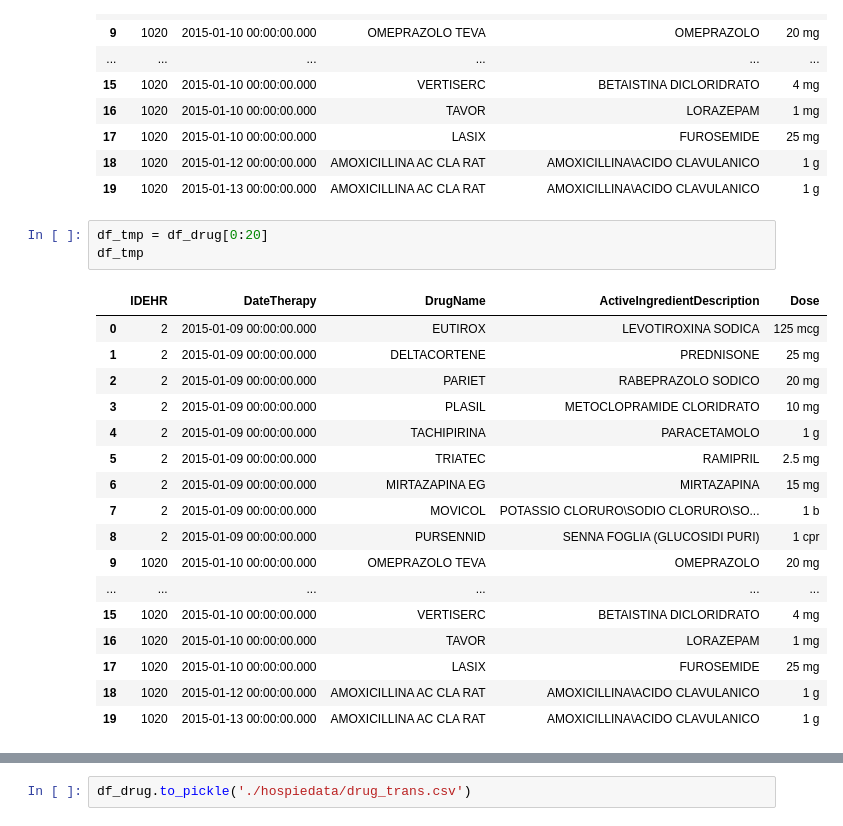
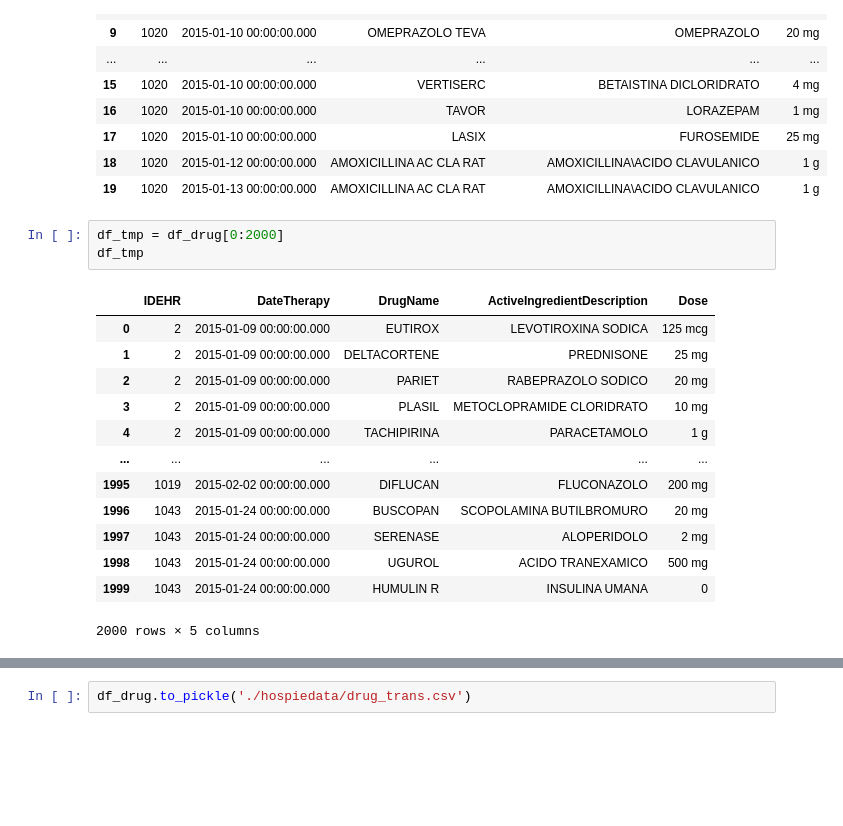
Before and after one commit to ryflect/cs692r-hospice, a Jupyter notebook: Translations.ipynb, the cells around one changed output, grey strips where cells are left out. Cells and saved outputs as stored; diff of their text form; blank space fills up the shorter version.

```diff
--- a/Translations.ipynb
+++ b/Translations.ipynb
@@ -66,26 +66,22 @@ df_drug.head(20)
 | 18 | 1020 | 2015-01-12 00:00:00.000 | AMOXICILLINA AC CLA RAT | AMOXICILLINA\ACIDO CLAVULANICO | 1 g |
 | 19 | 1020 | 2015-01-13 00:00:00.000 | AMOXICILLINA AC CLA RAT | AMOXICILLINA\ACIDO CLAVULANICO | 1 g |
 # %%
-df_tmp = df_drug[0:20]
+df_tmp = df_drug[0:2000]
 df_tmp
 # %% [output]
 |  | IDEHR | DateTherapy | DrugName | ActiveIngredientDescription | Dose |
 | 0 | 2 | 2015-01-09 00:00:00.000 | EUTIROX | LEVOTIROXINA SODICA | 125 mcg |
 | 1 | 2 | 2015-01-09 00:00:00.000 | DELTACORTENE | PREDNISONE | 25 mg |
 | 2 | 2 | 2015-01-09 00:00:00.000 | PARIET | RABEPRAZOLO SODICO | 20 mg |
 | 3 | 2 | 2015-01-09 00:00:00.000 | PLASIL | METOCLOPRAMIDE CLORIDRATO | 10 mg |
 | 4 | 2 | 2015-01-09 00:00:00.000 | TACHIPIRINA | PARACETAMOLO | 1 g |
-| 5 | 2 | 2015-01-09 00:00:00.000 | TRIATEC | RAMIPRIL | 2.5 mg |
-| 6 | 2 | 2015-01-09 00:00:00.000 | MIRTAZAPINA EG | MIRTAZAPINA | 15 mg |
-| 7 | 2 | 2015-01-09 00:00:00.000 | MOVICOL | POTASSIO CLORURO\SODIO CLORURO\SO... | 1 b |
-| 8 | 2 | 2015-01-09 00:00:00.000 | PURSENNID | SENNA FOGLIA (GLUCOSIDI PURI) | 1 cpr |
-| 9 | 1020 | 2015-01-10 00:00:00.000 | OMEPRAZOLO TEVA | OMEPRAZOLO | 20 mg |
 | ... | ... | ... | ... | ... | ... |
-| 15 | 1020 | 2015-01-10 00:00:00.000 | VERTISERC | BETAISTINA DICLORIDRATO | 4 mg |
-| 16 | 1020 | 2015-01-10 00:00:00.000 | TAVOR | LORAZEPAM | 1 mg |
-| 17 | 1020 | 2015-01-10 00:00:00.000 | LASIX | FUROSEMIDE | 25 mg |
-| 18 | 1020 | 2015-01-12 00:00:00.000 | AMOXICILLINA AC CLA RAT | AMOXICILLINA\ACIDO CLAVULANICO | 1 g |
-| 19 | 1020 | 2015-01-13 00:00:00.000 | AMOXICILLINA AC CLA RAT | AMOXICILLINA\ACIDO CLAVULANICO | 1 g |
+| 1995 | 1019 | 2015-02-02 00:00:00.000 | DIFLUCAN | FLUCONAZOLO | 200 mg |
+| 1996 | 1043 | 2015-01-24 00:00:00.000 | BUSCOPAN | SCOPOLAMINA BUTILBROMURO | 20 mg |
+| 1997 | 1043 | 2015-01-24 00:00:00.000 | SERENASE | ALOPERIDOLO | 2 mg |
+| 1998 | 1043 | 2015-01-24 00:00:00.000 | UGUROL | ACIDO TRANEXAMICO | 500 mg |
+| 1999 | 1043 | 2015-01-24 00:00:00.000 | HUMULIN R | INSULINA UMANA | 0 |
+2000 rows × 5 columns
 # %%
 translator = Translator()
 df_tmp['DrugName_Translated'] = df_tmp['DrugName'].apply(translator.translate, src='it', dest='en').apply(getattr, args=('text',))
```
Also changed, not shown: parts of 6 cells of this notebook.
